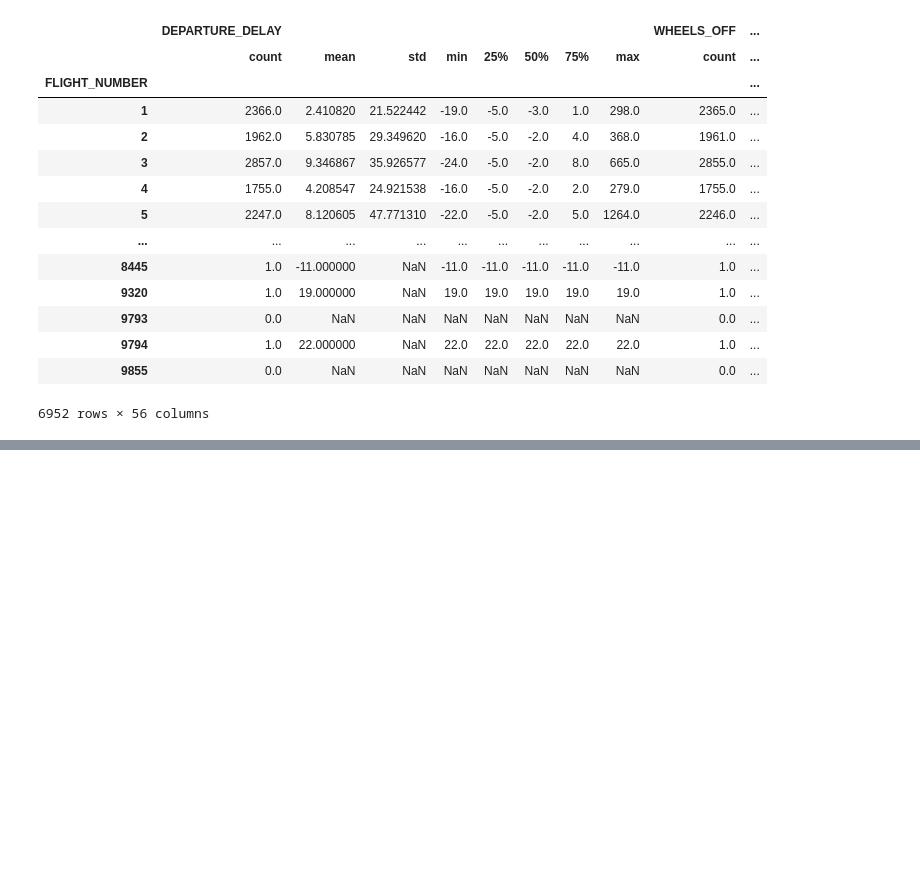
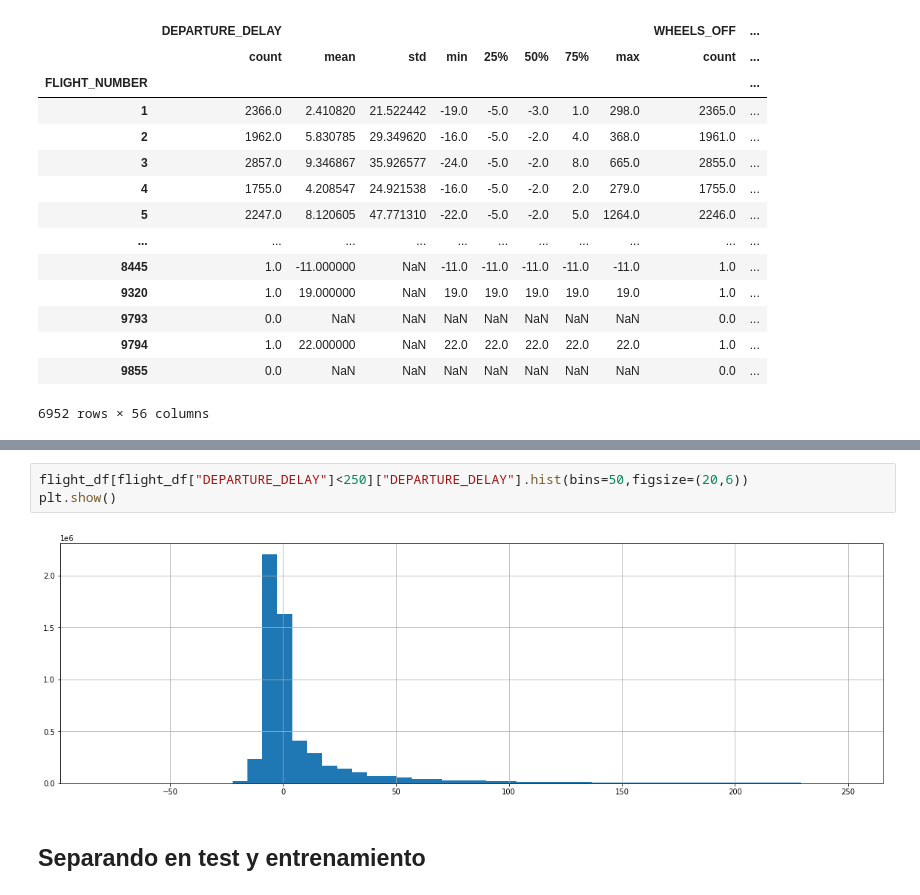
Before and after one commit to i0nathan/unaqds, a Jupyter notebook: flight_delay_prediction.ipynb, the cells around one changed output, grey strips where cells are left out. Drawn from its saved outputs; the diff is of its cells as text; blank space fills up the shorter version.

```diff
--- a/flight_delay_prediction.ipynb
+++ b/flight_delay_prediction.ipynb
@@ -228,0 +322,7 @@ flight_df.groupby("FLIGHT_NUMBER")[airport_time_params].describe()
+# %%
+flight_df[flight_df["DEPARTURE_DELAY"]<250]["DEPARTURE_DELAY"].hist(bins=50,figsize=(20,6))
+plt.show()
+# %% [output]
+[figure, added]
+# %% [markdown]
+## Separando en test y entrenamiento
```
Also changed, not shown: parts of 11 cells of this notebook.
